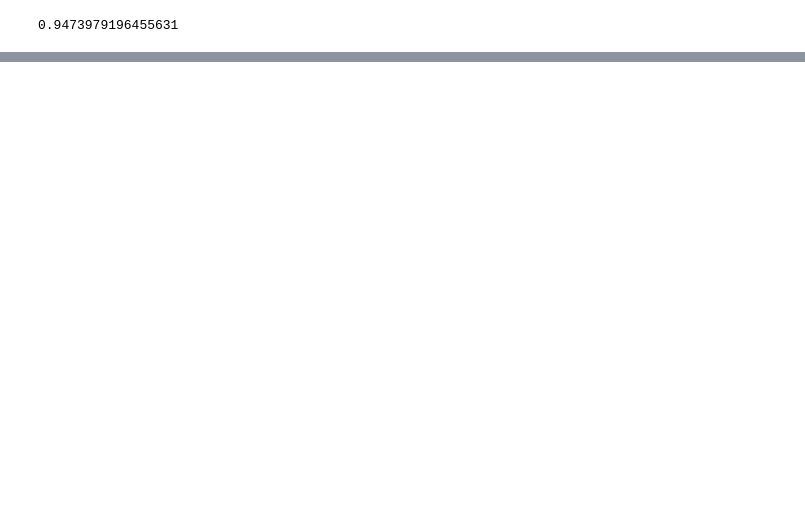
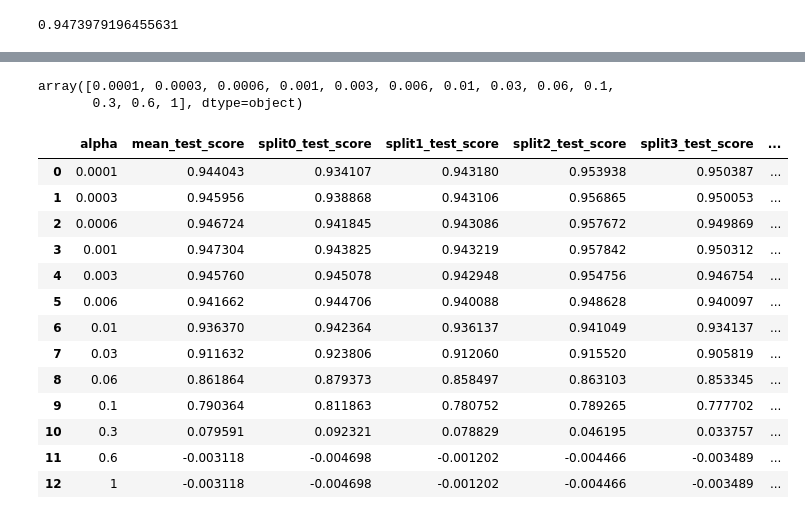
Before and after one commit to nikita-agrawal/Ames-Housing-Analysis, a Jupyter notebook: Hayden/lasso_final.ipynb, the cells around one changed output, grey strips where cells are left out. Saved outputs shown, nothing was run; the diff lists cells and outputs as text; code cells hidden in the pictures; blank space fills up the shorter version.

```diff
--- a/Hayden/lasso_final.ipynb
+++ b/Hayden/lasso_final.ipynb
@@ -132,0 +159,31 @@ list(test.columns)
+# %%
+clf_old.cv_results_['param_alpha'].data
+# %% [output]
+array([0.0001, 0.0003, 0.0006, 0.001, 0.003, 0.006, 0.01, 0.03, 0.06, 0.1,
+       0.3, 0.6, 1], dtype=object)
+# %%
+cv_old_df = pd.DataFrame({'alpha':clf_old.cv_results_['param_alpha'].data,
+                     'mean_test_score':clf_old.cv_results_['mean_test_score'],
+                      'split0_test_score':clf_old.cv_results_['split0_test_score'],
+                      'split1_test_score':clf_old.cv_results_['split1_test_score'],
+                      'split2_test_score':clf_old.cv_results_['split2_test_score'],
+                      'split3_test_score':clf_old.cv_results_['split3_test_score'],
+                      'split4_test_score':clf_old.cv_results_['split4_test_score'],
+
+                     })
+cv_old_df
+# %% [output]
+|  | alpha | mean_test_score | split0_test_score | split1_test_score | split2_test_score | split3_test_score | ... |
+| 0 | 0.0001 | 0.944043 | 0.934107 | 0.943180 | 0.953938 | 0.950387 | ... |
+| 1 | 0.0003 | 0.945956 | 0.938868 | 0.943106 | 0.956865 | 0.950053 | ... |
+| 2 | 0.0006 | 0.946724 | 0.941845 | 0.943086 | 0.957672 | 0.949869 | ... |
+| 3 | 0.001 | 0.947304 | 0.943825 | 0.943219 | 0.957842 | 0.950312 | ... |
+| 4 | 0.003 | 0.945760 | 0.945078 | 0.942948 | 0.954756 | 0.946754 | ... |
+| 5 | 0.006 | 0.941662 | 0.944706 | 0.940088 | 0.948628 | 0.940097 | ... |
+| 6 | 0.01 | 0.936370 | 0.942364 | 0.936137 | 0.941049 | 0.934137 | ... |
+| 7 | 0.03 | 0.911632 | 0.923806 | 0.912060 | 0.915520 | 0.905819 | ... |
+| 8 | 0.06 | 0.861864 | 0.879373 | 0.858497 | 0.863103 | 0.853345 | ... |
+| 9 | 0.1 | 0.790364 | 0.811863 | 0.780752 | 0.789265 | 0.777702 | ... |
+| 10 | 0.3 | 0.079591 | 0.092321 | 0.078829 | 0.046195 | 0.033757 | ... |
+| 11 | 0.6 | -0.003118 | -0.004698 | -0.001202 | -0.004466 | -0.003489 | ... |
+| 12 | 1 | -0.003118 | -0.004698 | -0.001202 | -0.004466 | -0.003489 | ... |
```
Also changed, not shown: parts of 16 cells of this notebook, 1 other file.
